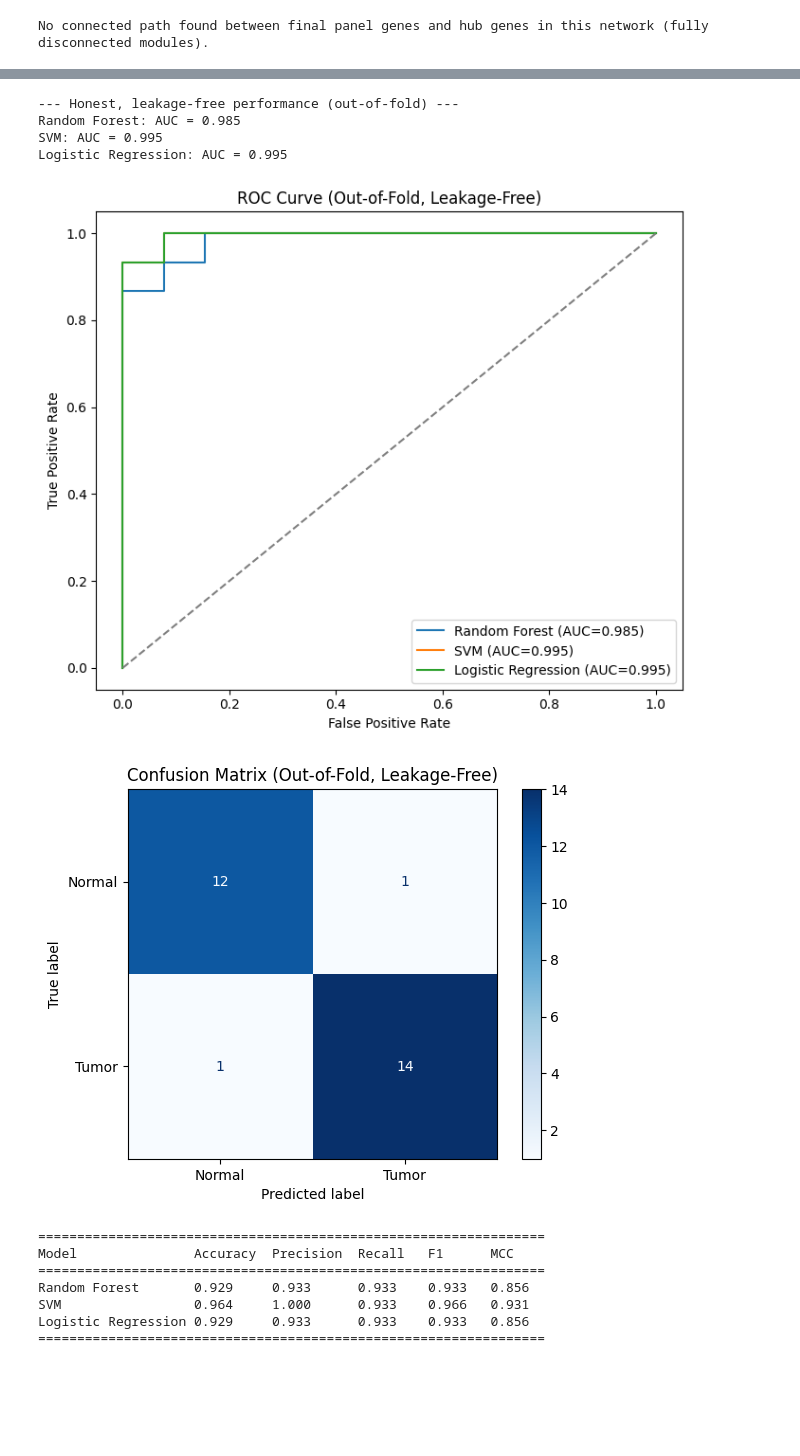
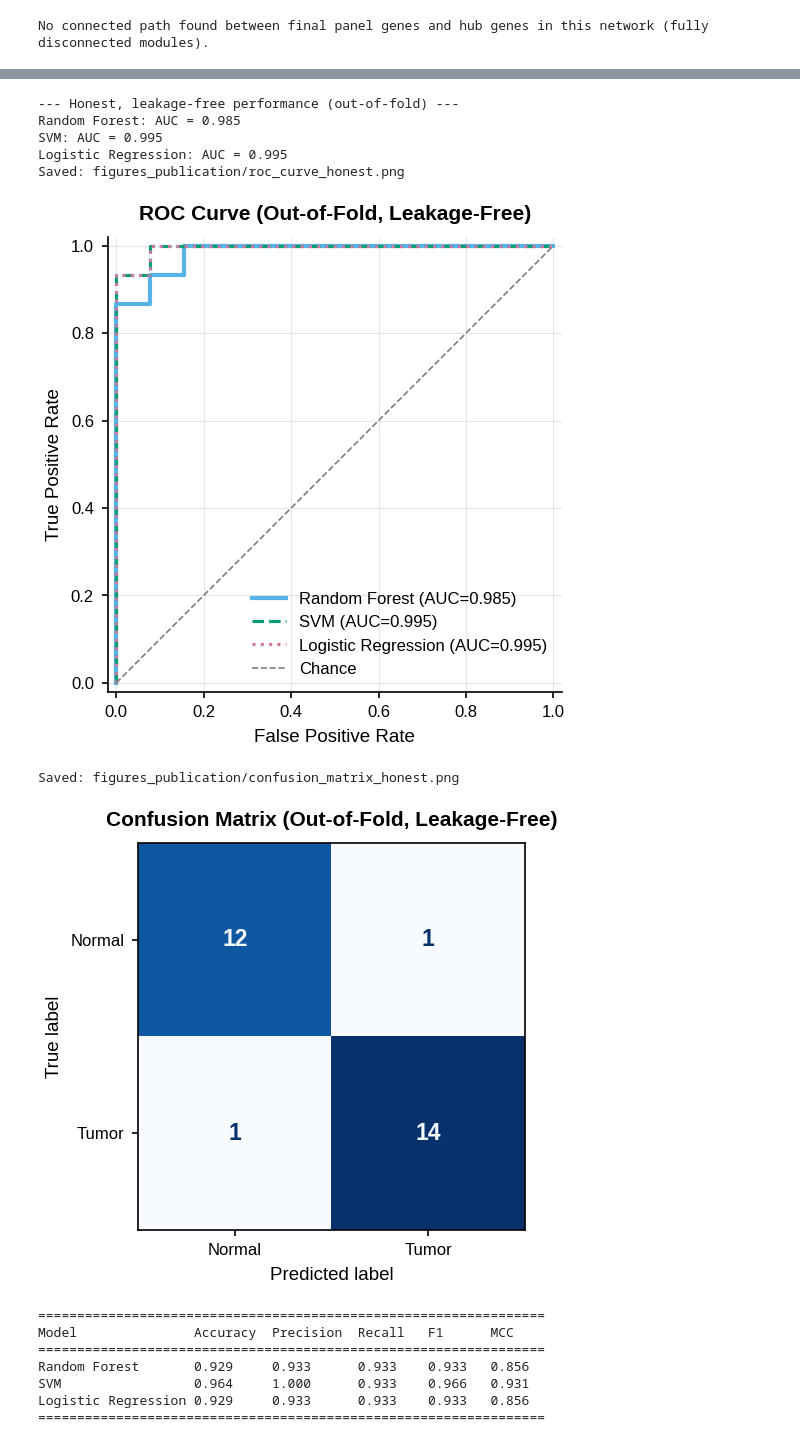
Before and after one commit to DhimanTarafdar/gallbladder_cancer_research, a Jupyter notebook: Gallbladder_Cancer_Biomarker_Pipeline.ipynb, the cells around one changed output, grey strips where cells are left out. Saved outputs shown, nothing was run; the diff lists cells and outputs as text; code cells hidden in the pictures; blank space fills up the shorter version.

```diff
--- a/Gallbladder_Cancer_Biomarker_Pipeline.ipynb
+++ b/Gallbladder_Cancer_Biomarker_Pipeline.ipynb
@@ -346,7 +435,7 @@ plt.show()
 # STAGE 4b: Permutation test (optimized for speed) -- is the
 # nested CV AUC significantly better than chance?
 # ============================================================
-n_permutations = 50
+n_permutations = 200
 perm_aucs = []
 
 np.random.seed(42)
@@ -861,48 +1129,71 @@ for train_idx, test_idx in outer_cv.split(X, y):
     gene_idx = [gene_names.index(g) for g in top_genes]
 
     oof_true.extend(y_test)
     for name, model in models.items():
         model.fit(X_train[:, gene_idx], y_train)
         prob = model.predict_proba(X_test[:, gene_idx])[:, 1]
         pred = model.predict(X_test[:, gene_idx])
         oof_prob[name].extend(prob)
         oof_pred[name].extend(pred)
 
 # ---- Honest AUC per model (from out-of-fold predictions) ----
 print("--- Honest, leakage-free performance (out-of-fold) ---")
 for name in models:
     auc = roc_auc_score(oof_true, oof_prob[name])
     print(f"{name}: AUC = {auc:.3f}")
 
 # ---- ROC curve (honest version) ----
-plt.figure(figsize=(7,6))
+fig, ax = plt.subplots(figsize=(W_ONEHALF, 100 * MM))
+
+# Same model colors as the model comparison figure; different line styles
+# so curves stay distinguishable even when they overlap
+roc_styles = {
+    'Random Forest':       dict(color=COL["sky"],    linestyle='-',  linewidth=2.0),
+    'SVM':                 dict(color=COL["green"],  linestyle='--', linewidth=1.5),
+    'Logistic Regression': dict(color=COL["purple"], linestyle=':',  linewidth=1.5),
+}
 for name in models:
     fpr, tpr, _ = roc_curve(oof_true, oof_prob[name])
     auc_score = roc_auc_score(oof_true, oof_prob[name])
-    plt.plot(fpr, tpr, label=f'{name} (AUC={auc_score:.3f})')
-plt.plot([0,1],[0,1], linestyle='--', color='gray')
-plt.xlabel('False Positive Rate')
-plt.ylabel('True Positive Rate')
-plt.title('ROC Curve (Out-of-Fold, Leakage-Free)')
-plt.legend()
-plt.tight_layout()
-plt.savefig('roc_curve_honest.png', dpi=300)
+    ax.plot(fpr, tpr, label=f'{name} (AUC={auc_score:.3f})', **roc_styles[name])
+ax.plot([0, 1], [0, 1], linestyle='--', color=COL["grey"], linewidth=0.8, label='Chance')
+
+ax.set_xlabel('False Positive Rate')
+ax.set_ylabel('True Positive Rate')
+ax.set_title('ROC Curve (Out-of-Fold, Leakage-Free)', fontsize=10, fontweight='bold', pad=8)
+ax.set_xlim(-0.02, 1.02)
+ax.set_ylim(-0.02, 1.02)
+ax.set_aspect('equal')
+ax.legend(loc='lower right')
+
+save_fig(fig, 'roc_curve_honest')
 plt.show()
 
 # ---- Confusion matrix (honest version, Random Forest as primary model) ----
 cm = confusion_matrix(oof_true, oof_pred['Random Forest'])
-disp = ConfusionMatrixDisplay(cm, display_labels=['Normal','Tumor'])
-disp.plot(cmap='Blues')
-plt.title('Confusion Matrix (Out-of-Fold, Leakage-Free)')
-plt.savefig('confusion_matrix_honest.png', dpi=300)
+fig, ax = plt.subplots(figsize=(W_SINGLE * 1.2, 85 * MM))
+disp = ConfusionMatrixDisplay(cm, display_labels=['Normal', 'Tumor'])
+disp.plot(ax=ax, cmap='Blues', colorbar=False, values_format='d')
+for t in disp.text_.ravel():
+    t.set_fontsize(11)
+    t.set_fontweight('bold')
+ax.grid(False)
+ax.spines[['top', 'right']].set_visible(True)
+ax.set_xlabel('Predicted label')
+ax.set_ylabel('True label')
+ax.set_title('Confusion Matrix (Out-of-Fold, Leakage-Free)', fontsize=10, fontweight='bold', pad=8)
+
+save_fig(fig, 'confusion_matrix_honest')
 plt.show()
 # %% [output]
 --- Honest, leakage-free performance (out-of-fold) ---
 Random Forest: AUC = 0.985
 SVM: AUC = 0.995
 Logistic Regression: AUC = 0.995
+Saved: figures_publication/roc_curve_honest.png
-[figure, old version]
+[figure, new version]
+Saved: figures_publication/confusion_matrix_honest.png
-[figure, old version]
+[figure, new version]
 # %%
 # ============================================================
 # Additional statistical evidence: Accuracy, Precision, Recall,
```
Also changed, not shown: parts of 25 cells of this notebook.
